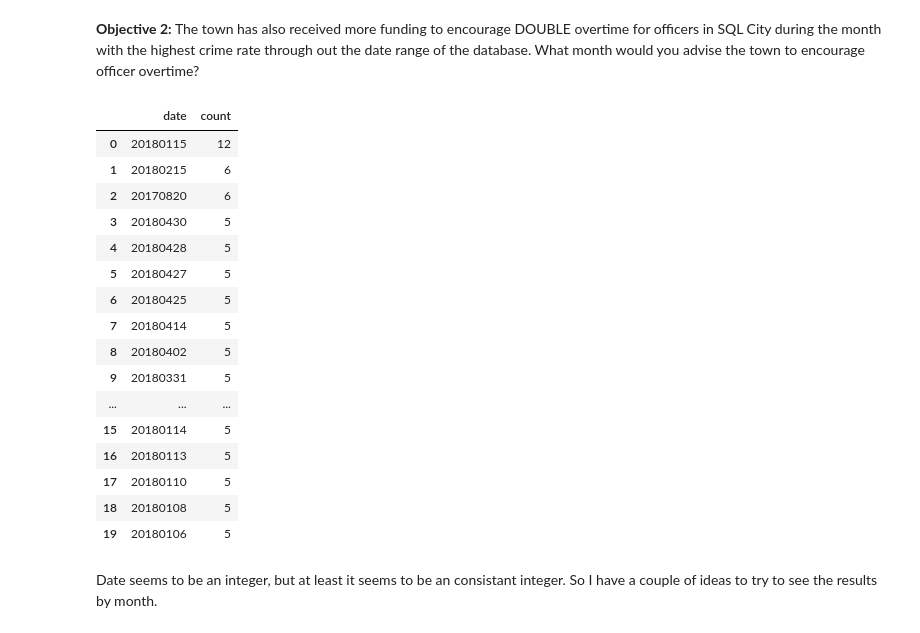
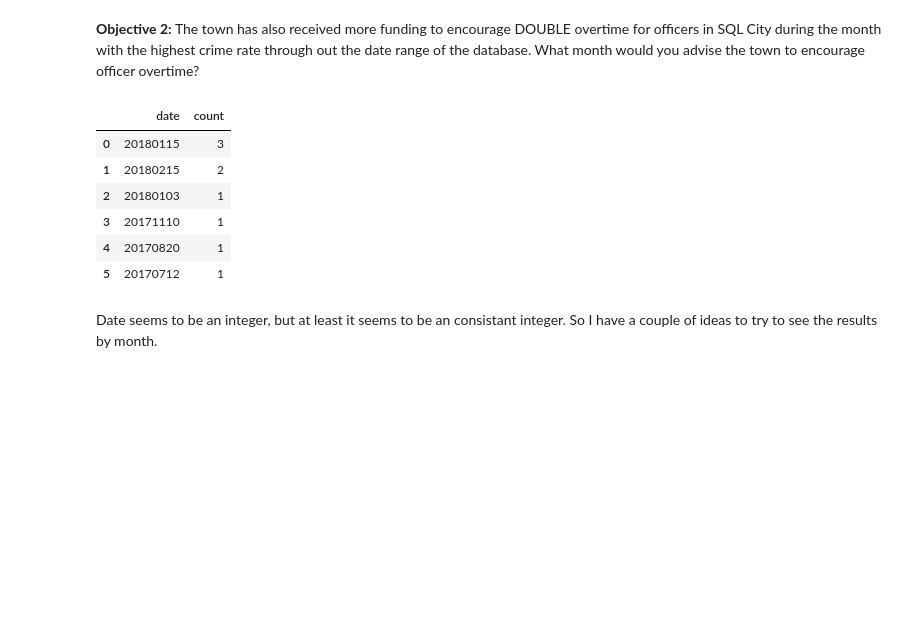
Before and after one commit to joedag32/DSSA-5102_Spring2025, a Jupyter notebook: Assignments/Assignment5_Dagostino.ipynb, the cells around one changed output. Saved outputs shown, nothing was run; the diff lists cells and outputs as text; code cells hidden in the pictures; blank space fills up the shorter version.

```diff
--- a/Assignments/Assignment5_Dagostino.ipynb
+++ b/Assignments/Assignment5_Dagostino.ipynb
@@ -256,6 +256,7 @@ Additional examples using COUNT: https://www.w3schools.com/sql/sql_count.asp
 with engine.connect() as connection:  # Establish a connection
     query = text("""SELECT type, COUNT(*) AS type_count
                     FROM crime_scene_report
+                    WHERE city = 'SQL City'
                     GROUP BY type
                     ORDER BY type_count DESC
                     LIMIT 10
@@ -298,34 +295,25 @@ Answer:
 # %%
 # let's ouput the date first and get an idea of it's format
 with engine.connect() as connection:  # Establish a connection
     query = text("""SELECT date, COUNT(*) AS count
                     FROM crime_scene_report
+                    WHERE city = 'SQL City'
                     GROUP BY date
                     ORDER BY count DESC
                     LIMIT 20
                     """)                       # select
     top_date = pd.read_sql(query, connection) # Use pandas to read the sql query with the connection to the database
 
 # Print the results
 top_date
 # %% [output]
 |  | date | count |
-| 0 | 20180115 | 12 |
-| 1 | 20180215 | 6 |
-| 2 | 20170820 | 6 |
-| 3 | 20180430 | 5 |
-| 4 | 20180428 | 5 |
-| 5 | 20180427 | 5 |
-| 6 | 20180425 | 5 |
-| 7 | 20180414 | 5 |
-| 8 | 20180402 | 5 |
-| 9 | 20180331 | 5 |
-| ... | ... | ... |
-| 15 | 20180114 | 5 |
-| 16 | 20180113 | 5 |
-| 17 | 20180110 | 5 |
-| 18 | 20180108 | 5 |
-| 19 | 20180106 | 5 |
+| 0 | 20180115 | 3 |
+| 1 | 20180215 | 2 |
+| 2 | 20180103 | 1 |
+| 3 | 20171110 | 1 |
+| 4 | 20170820 | 1 |
+| 5 | 20170712 | 1 |
 # %% [markdown]
 Date seems to be an integer, but at least it seems to be an consistant integer. So I have a couple of ideas to try to see the results by month.
 # %%
```
Also changed, not shown: parts of 4 cells of this notebook.
